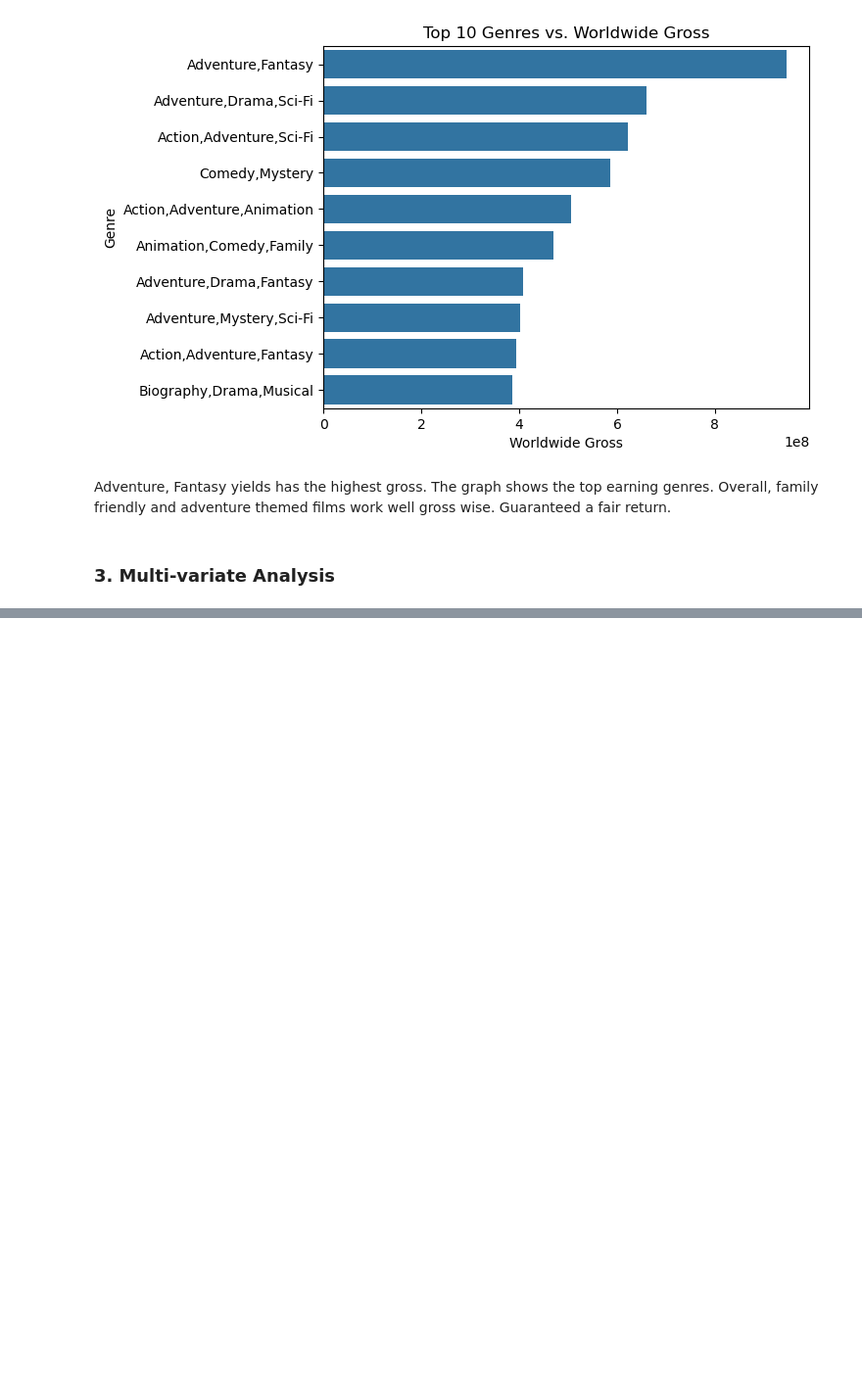
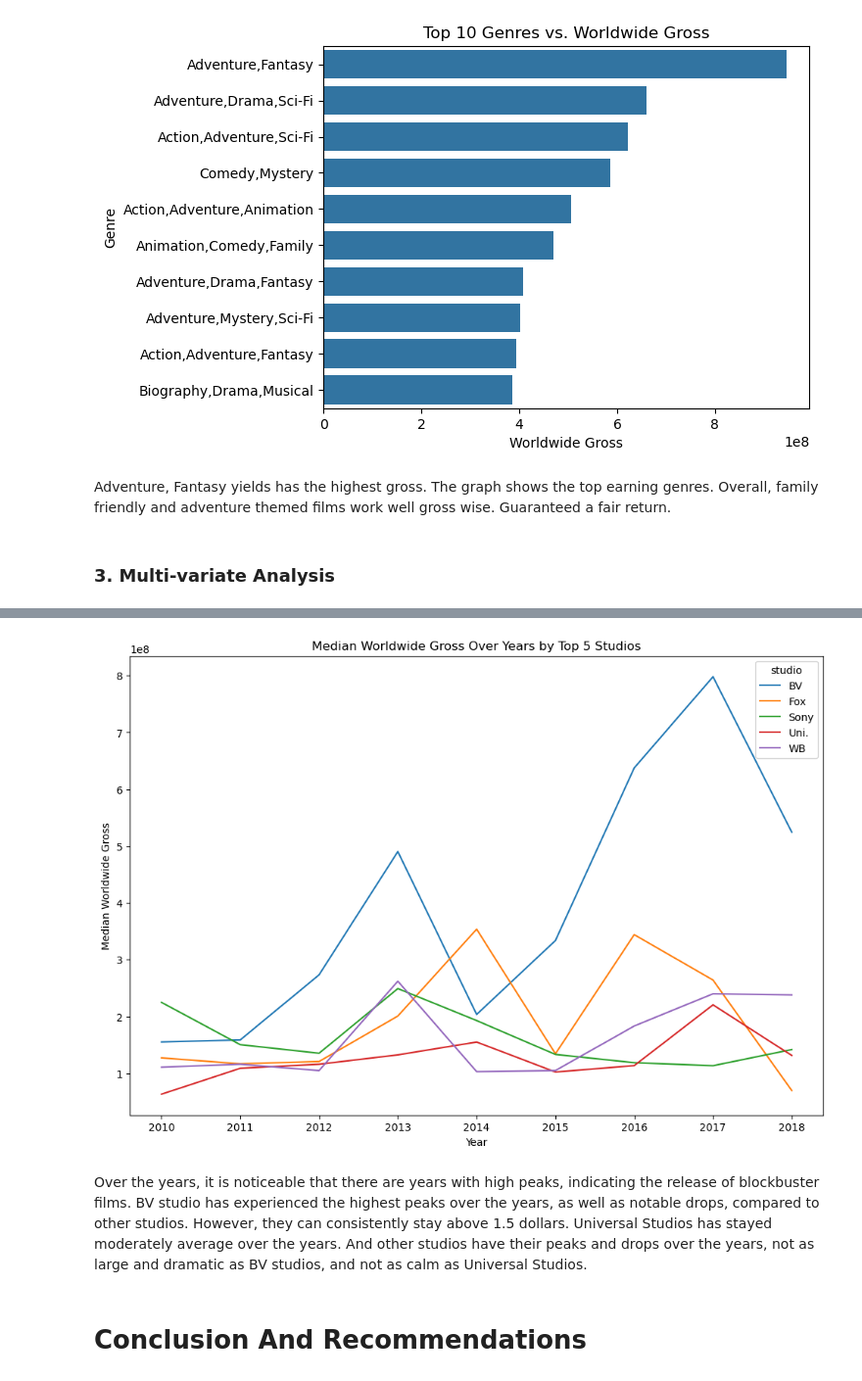
Before and after one commit to JuneHenia/Phase-2-Movie-Project, a Jupyter notebook: notebook/Movie Analysis Project.ipynb, the cells around one changed output, grey strips where cells are left out. Shown at 98% size. Drawn from its saved outputs; the diff is of its cells as text; code cells hidden in the pictures; blank space fills up the shorter version.

Commit message:
finished multivariate and working on conclusion

```diff
--- a/notebook/Movie Analysis Project.ipynb
+++ b/notebook/Movie Analysis Project.ipynb
@@ -970,0 +982,5 @@ print(top_rated[['title', 'year', 'genres', 'rating']])
+# %%
+# Creating a df that we can use that has the data from the top 5 studios only
+
+top_df = df[df['studio'].isin(top_studios)]
+top_df.head()
@@ -970,0 +994,5 @@ print(top_rated[['title', 'year', 'genres', 'rating']])
+# %%
+# Grouping year and studio columns by the median gross then go on to plot.
+
+studio_trend = top_df.groupby(['year', 'studio'])['worldwide_gross'].median().reset_index()
+studio_trend
@@ -970,0 +1017,15 @@ print(top_rated[['title', 'year', 'genres', 'rating']])
+# %%
+# Plotting the graph to visualise the trend over the years of the top 5 studios
+
+plt.figure(figsize = (12,8))
+sns.lineplot(data = studio_trend, x = 'year', y = 'worldwide_gross', hue = 'studio')
+plt.title('Median Worldwide Gross Over Years by Top 5 Studios')
+plt.xlabel('Year')
+plt.ylabel('Median Worldwide Gross')
+plt.show()
+# %% [output]
+[figure, added]
+# %% [markdown]
+Over the years, it is noticeable that there are years with high peaks, indicating the release of blockbuster films. BV studio has experienced the highest peaks over the years, as well as notable drops, compared to other studios. However, they can consistently stay above 1.5 dollars. Universal Studios has stayed moderately average over the years. And other studios have their peaks and drops over the years, not as large and dramatic as BV studios, and not as calm as Universal Studios.
+# %% [markdown]
+# Conclusion And Recommendations
```
Also changed, not shown: parts of 8 cells of this notebook.
